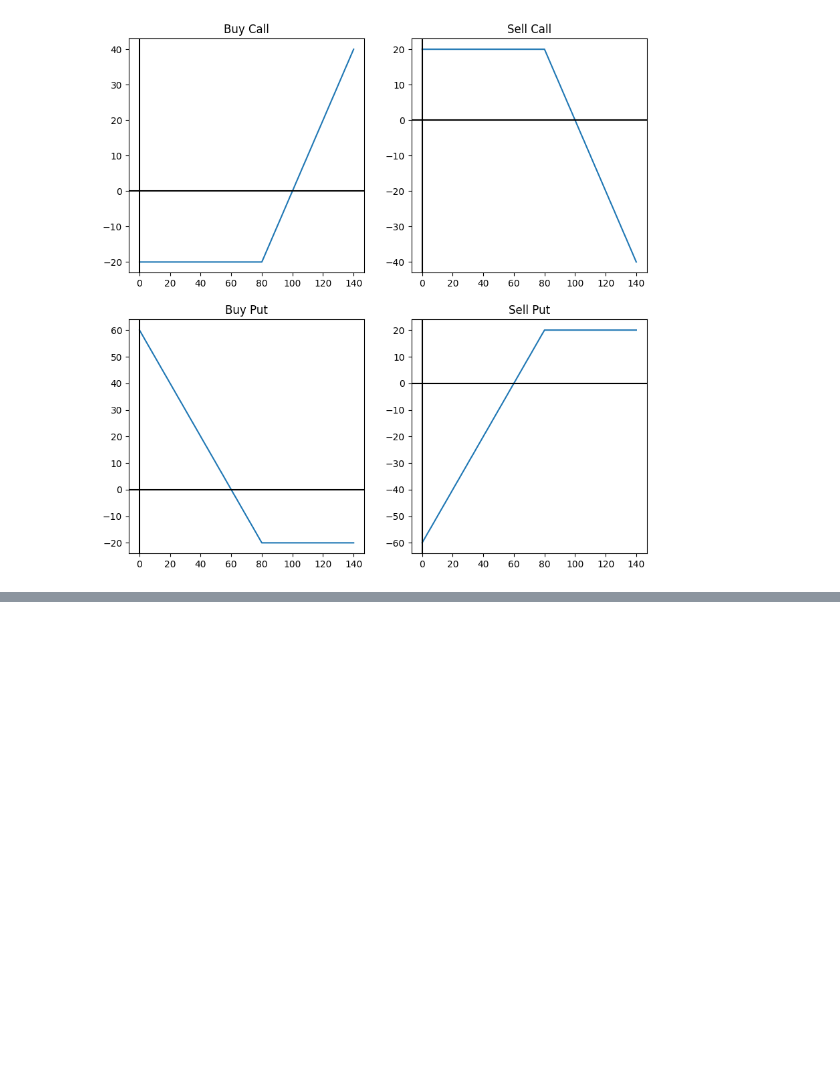
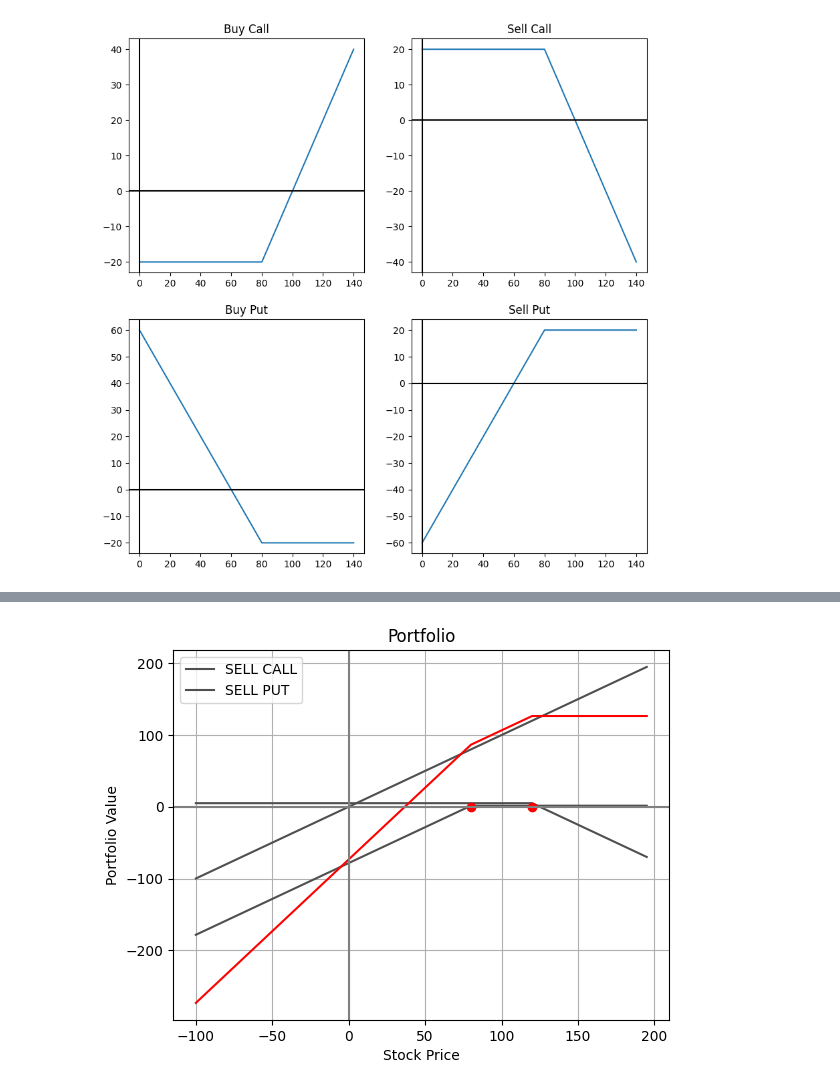
Before and after one commit to Volthai7us/Computational-Finance, a Jupyter notebook: HW1/homework_1.ipynb, the cells around one changed output, grey strips where cells are left out. Cells and saved outputs as stored; diff of their text form; code cells hidden in the pictures; blank space fills up the shorter version.

```diff
--- a/HW1/homework_1.ipynb
+++ b/HW1/homework_1.ipynb
@@ -60,0 +92,10 @@ class Option:
+# %%
+class Stock:
+    def __init__(self, price):
+        self.price = price
+
+    def __str__(self) -> str:
+        return "STOCK"
+
+    def value(self, point):
+        return point
@@ -102,0 +241,5 @@ plt.show()
+# %%
+portfolio = Portfolio("Portfolio", [(Stock(100), 1)], [(Option(OptionType.CALL, OrderType.SELL, 120, 100), 1), (Option(OptionType.PUT, OrderType.SELL, 80, 100), 1)])
+portfolio.visualize(-100, 200, 5, True)
+# %% [output]
+[figure, added]
```
Also changed, not shown: parts of 21 cells of this notebook.
